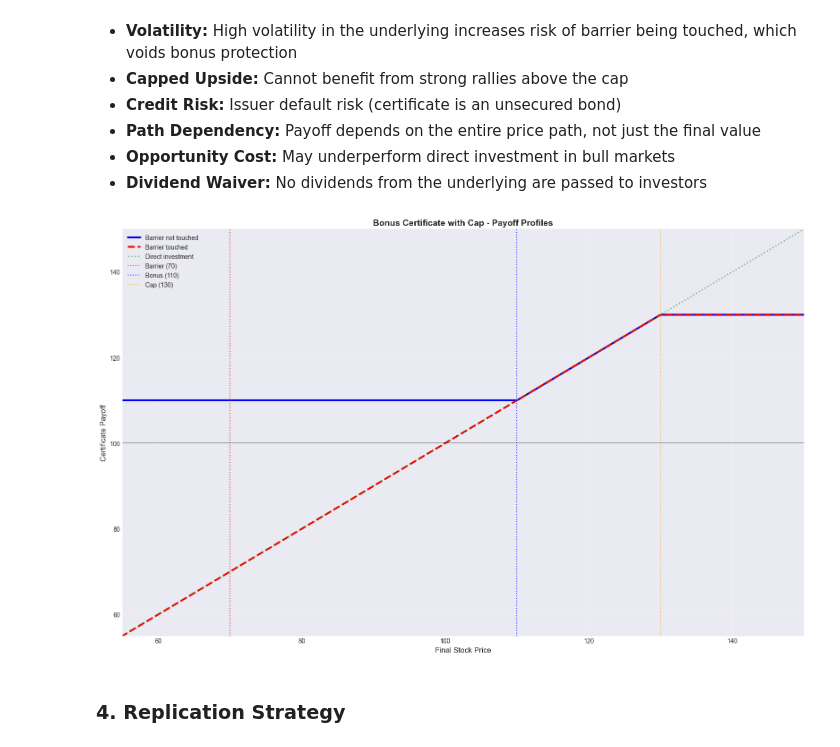
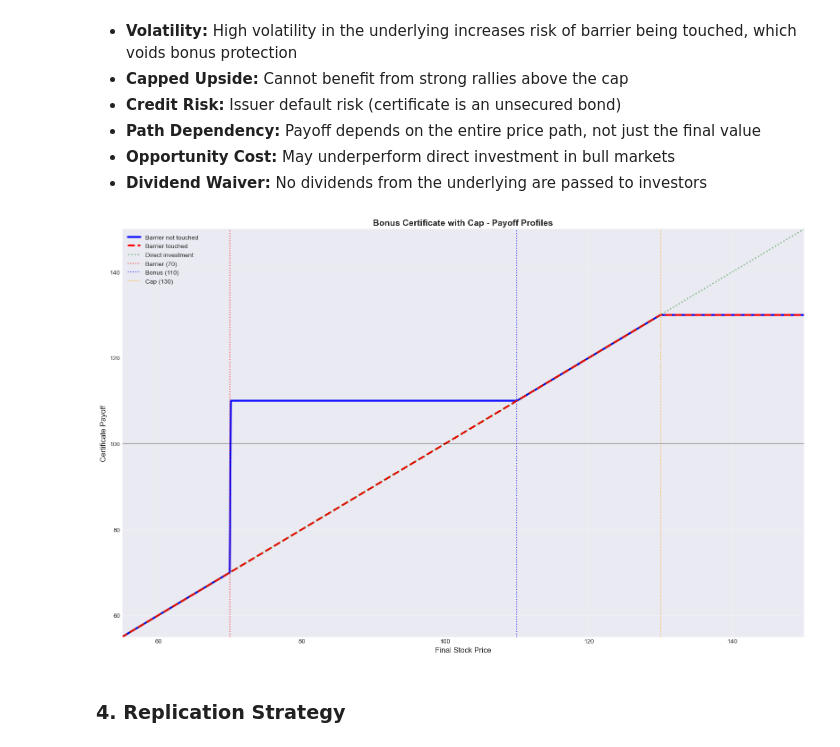
Before and after one commit to ThoranTschoepe/fima2_project, a Jupyter notebook: project.ipynb, the cells around one changed output. Saved outputs shown, nothing was run; the diff lists cells and outputs as text; code cells hidden in the pictures.

```diff
--- a/project.ipynb
+++ b/project.ipynb
@@ -304,34 +304,36 @@ C = 130  # Cap at 130%
 P_T = np.linspace(0, 150, 1000)
 
 # Payoff if barrier not touched
 payoff_no_touch = np.minimum(np.maximum(P_T, B), C)
+#cut it to barrier
+payoff_no_touch = np.where(P_T < H, P_T, payoff_no_touch)
 
 # Payoff if barrier touched
 payoff_touched = np.minimum(P_T, C)
 
 # Plot 1: Payoff profiles
 ax1.plot(P_T, payoff_no_touch, 'b-', linewidth=3, label='Barrier not touched')
 ax1.plot(P_T, payoff_touched, 'r--', linewidth=3, label='Barrier touched')
 ax1.plot(P_T, P_T, 'g:', linewidth=2, alpha=0.5, label='Direct investment')
 
 # Add key levels
 ax1.axvline(x=H, color='red', linestyle=':', alpha=0.7, label=f'Barrier ({H})')
 ax1.axvline(x=B, color='blue', linestyle=':', alpha=0.7, label=f'Bonus ({B})')
 ax1.axvline(x=C, color='orange', linestyle=':', alpha=0.7, label=f'Cap ({C})')
 ax1.axhline(y=P0, color='black', linestyle='-', alpha=0.3)
 
 ax1.set_xlabel('Final Stock Price', fontsize=12)
 ax1.set_ylabel('Certificate Payoff', fontsize=12)
 ax1.set_title('Bonus Certificate with Cap - Payoff Profiles', fontsize=14, fontweight='bold')
 ax1.legend(loc='upper left')
 ax1.grid(True, alpha=0.3)
 ax1.set_xlim(55, 150)
 ax1.set_ylim(55, 150)
 
 plt.tight_layout()
 plt.show()
 # %% [output]
-[figure, old version]
+[figure, new version]
 # %% [markdown]
 ### 4. Replication Strategy
 # %% [markdown]
```
Also changed, not shown: parts of 4 cells of this notebook.
